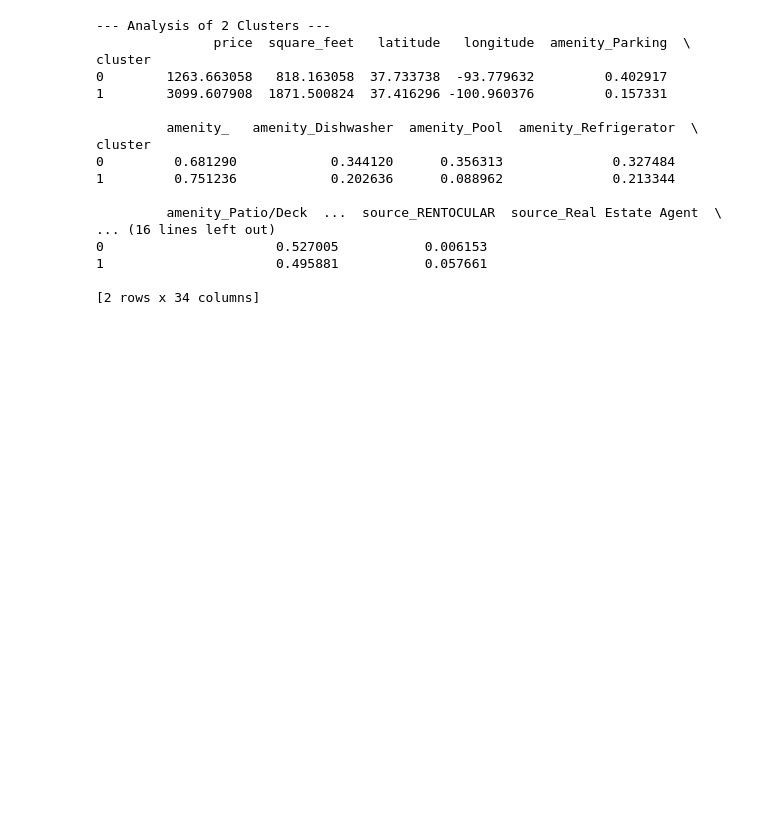
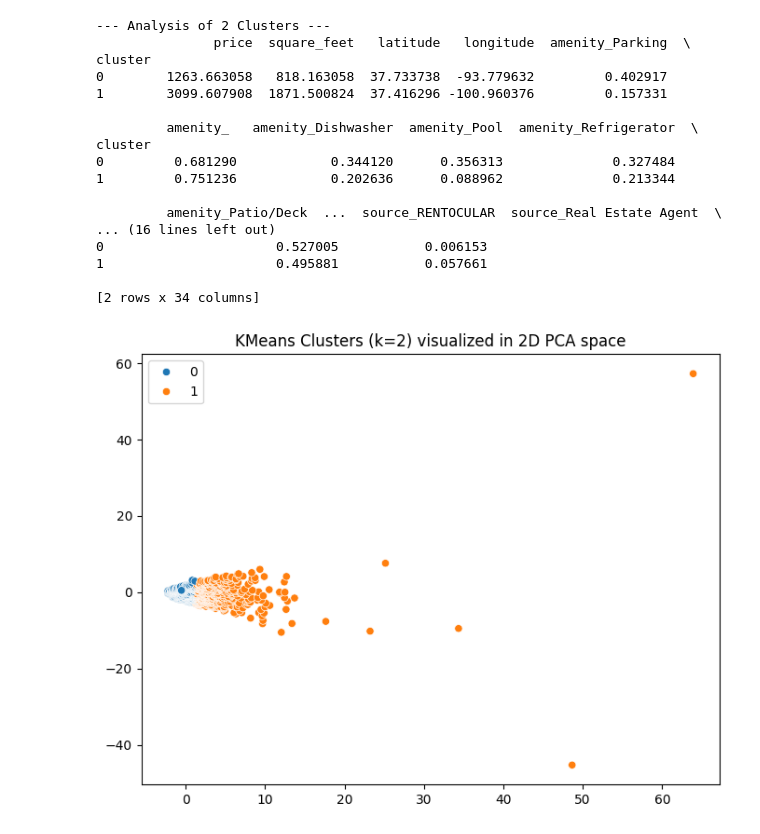
Before and after one commit to Clem-prog/AFL2-ML, a Jupyter notebook: AFL2_ML.ipynb, the cells around one changed output. Saved outputs shown, nothing was run; the diff lists cells and outputs as text; code cells hidden in the pictures; blank space fills up the shorter version.

```diff
--- a/AFL2_ML.ipynb
+++ b/AFL2_ML.ipynb
@@ -273,3 +274,13 @@ cluster
 1                      0.495881           0.057661
 
 [2 rows x 34 columns]
+# %%
+pca = PCA(n_components=2)
+pca_result = pca.fit_transform(scaled_df)
+
+plt.figure(figsize=(8,6))
+sns.scatterplot(x=pca_result[:,0], y=pca_result[:,1], hue=cluster_labels, palette='tab10')
+plt.title(f'KMeans Clusters (k={final_k}) visualized in 2D PCA space')
+plt.show()
+# %% [output]
+[figure, added]
```
Also changed, not shown: parts of 2 cells of this notebook.
